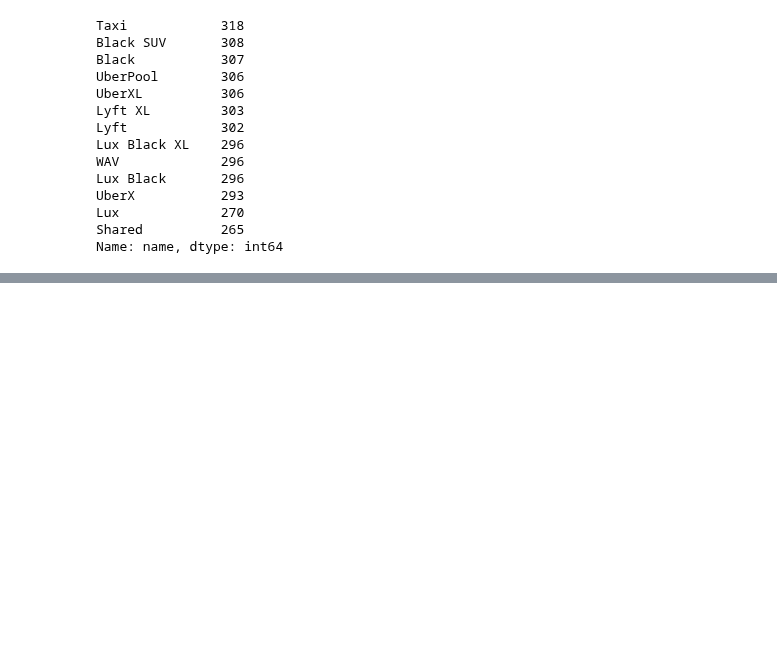
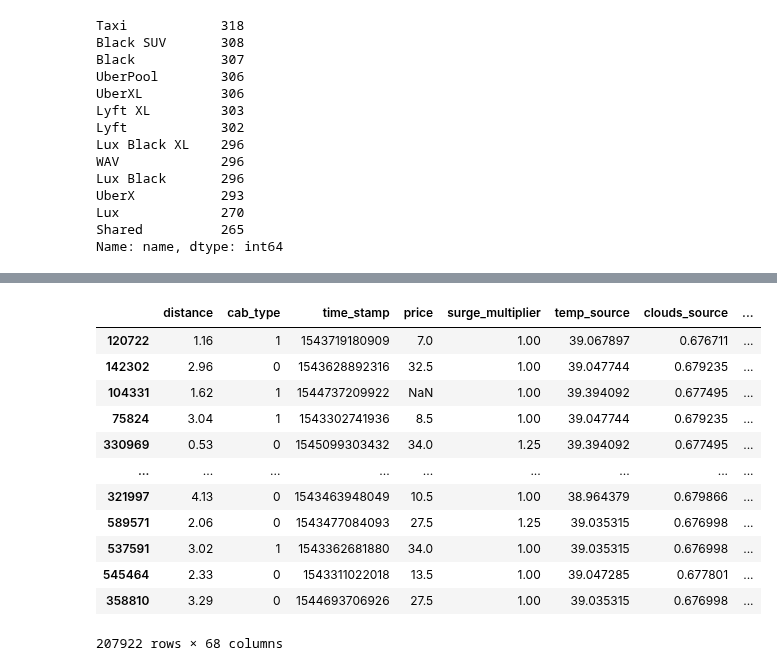
Before and after one commit to cndywu/TheYelpers, a Jupyter notebook: olds_final_project.ipynb, the cells around one changed output, grey strips where cells are left out. Drawn from its saved outputs; the diff is of its cells as text; code cells hidden in the pictures; blank space fills up the shorter version.

```diff
--- a/olds_final_project.ipynb
+++ b/olds_final_project.ipynb
@@ -159,0 +206,3 @@ sns.boxplot(data = cab, x = "xl", y = "price")
+# %%
+data["id"] = data.index
+data.head()
@@ -159,0 +217,3 @@ sns.boxplot(data = cab, x = "xl", y = "price")
+# %%
+addtl = data.loc[:,["id", "source", "destination", "name"]]
+addtl
@@ -159,0 +234,2 @@ sns.boxplot(data = cab, x = "xl", y = "price")
+# %%
+data.drop(columns = ["source", "destination", "product_id", "name"], inplace = True)
@@ -159,0 +262,2 @@ sns.boxplot(data = cab, x = "xl", y = "price")
+# %%
+train2, test2 = train_test_split(data, shuffle=True, train_size=0.7)
@@ -159,0 +280,17 @@ sns.boxplot(data = cab, x = "xl", y = "price")
+# %%
+test2.merge(addtl, how="right", on = "id")
+test2
+# %% [output]
+|  | distance | cab_type | time_stamp | price | surge_multiplier | temp_source | clouds_source | ... |
+| 120722 | 1.16 | 1 | 1543719180909 | 7.0 | 1.00 | 39.067897 | 0.676711 | ... |
+| 142302 | 2.96 | 0 | 1543628892316 | 32.5 | 1.00 | 39.047744 | 0.679235 | ... |
+| 104331 | 1.62 | 1 | 1544737209922 | NaN | 1.00 | 39.394092 | 0.677495 | ... |
+| 75824 | 3.04 | 1 | 1543302741936 | 8.5 | 1.00 | 39.047744 | 0.679235 | ... |
+| 330969 | 0.53 | 0 | 1545099303432 | 34.0 | 1.25 | 39.394092 | 0.677495 | ... |
+| ... | ... | ... | ... | ... | ... | ... | ... | ... |
+| 321997 | 4.13 | 0 | 1543463948049 | 10.5 | 1.00 | 38.964379 | 0.679866 | ... |
+| 589571 | 2.06 | 0 | 1543477084093 | 27.5 | 1.25 | 39.035315 | 0.676998 | ... |
+| 537591 | 3.02 | 1 | 1543362681880 | 34.0 | 1.00 | 39.035315 | 0.676998 | ... |
+| 545464 | 2.33 | 0 | 1543311022018 | 13.5 | 1.00 | 39.047285 | 0.677801 | ... |
+| 358810 | 3.29 | 0 | 1544693706926 | 27.5 | 1.00 | 39.035315 | 0.676998 | ... |
+207922 rows × 68 columns
```
Also changed, not shown: parts of 17 cells of this notebook.
